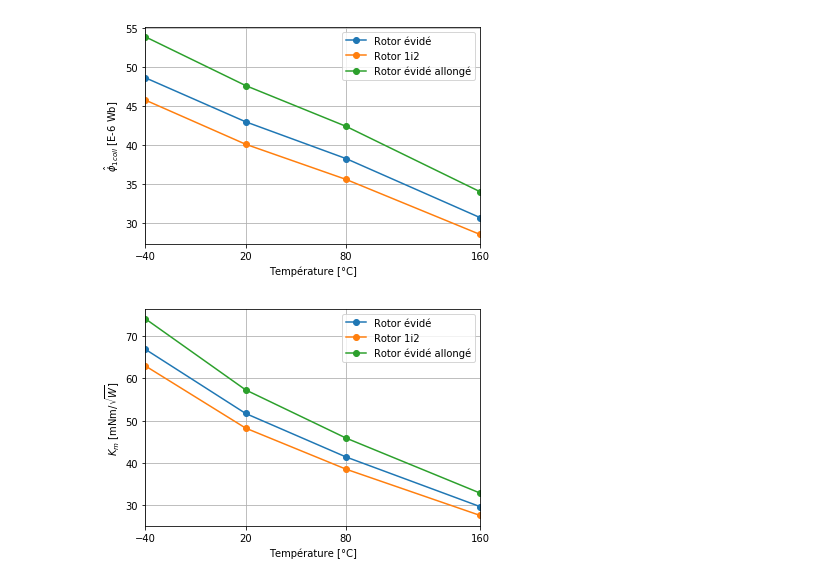
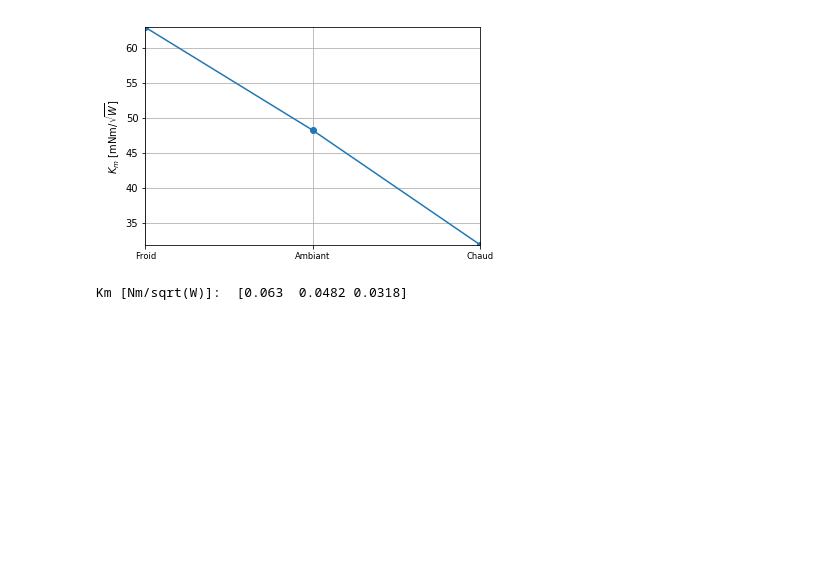
Before and after one commit to TBayborek/PDM, a Jupyter notebook: Motor_sizing_performance.ipynb, the cells around one changed output. Cells and saved outputs as stored; diff of their text form; code cells hidden in the pictures; blank space fills up the shorter version.

```diff
--- a/Motor_sizing_performance.ipynb
+++ b/Motor_sizing_performance.ipynb
@@ -43,28 +70,23 @@ plt.grid()
 # %%
 #Resistance
-w = 4.4E-3 # stator dent[3mm, 4mm]
+w = 4.4E-3 # tenir compte du corps de bobine
 h = 24.55E-3
 th = 4.75E-3
 l = 9E-3
 sigma = 0.565
 
-rho = []
-for t in Temp:
-    rho.append(1.72E-8*(1 + (t-20)*0.00393))# [-40, 20, 80, 160]°C
+rho = 1.72E-8*(1 + (Temp-20)*0.00393)# [-40, 20, 80, 160]°C
 
-R0 = [] # 3mm
-for rho_t in rho:
-    R0.append(rho_t*(2*(w+h)+math.pi*th)/(sigma*th*l))
+R0 = rho*(2*(w+h)+math.pi*th)/(sigma*th*l)
+R = R0*Nsp**2
 
-R = np.array(R0)*Nsp**2
+print("R0:",R0.round(8),"\nR: ",R.round(3))
 
-print("R0:",np.array(R0).round(8),"\nR: ",R.round(3))
-
-plt.plot(Temp,np.array(R0)*1000)
+plt.plot(Temp,R0*1E+3)
 plt.xlabel("Température [°C]")
 plt.ylabel("$R_{0_{1coil}}$ [$m\Omega$/$trs^2$]")
 plt.xlim([min(Temp),max(Temp)])
-plt.ylim(bottom=0.039)
+plt.ylim(np.array([min(R0),max(R0)])*1E+3)
 plt.xticks(Temp)
 plt.grid()
 #plt.savefig("R0.pdf")
@@ -76,28 +227,19 @@ R:  [0.381 0.498 0.615 0.772]
 # %%
 # Km
-to_plot = ["Rotor évidé", "Rotor 1i2", "Rotor évidé allongé"]
+Km = np.sqrt(3)*phi_c*Npp/np.sqrt(R0_c)
 
+plt.plot(Km*1E+3,'o-')
 
-Km = math.sqrt(3)*phi*Npp/math.sqrt(R0)
+#plt.xlabel("Température")
+plt.ylabel("$K_m$ [mNm/$\sqrt{W}$]")
+plt.xlim([0,len(Cas)-1])
+plt.xticks(range(len(Cas)), Cas, size='small')
+plt.ylim(np.array([min(Km),max(Km)])*1E+3)
+plt.grid()
+#plt.savefig("Km_motor"+".pdf")
+plt.show()
 
-plt.figure("phi")
-
-
-plt.figure("Km")
-plt.plot(Temp,Km*1000,'o-')
-
-
-
-plt.figure("Km")
-plt.xlabel("Température [°C]")
-plt.ylabel("$K_m$ [mNm/$\sqrt{W}$]")
-plt.xlim([min(Temp),max(Temp)])
-plt.ylim(bottom=25)
-plt.xticks(Temp)
-plt.legend(loc="best")
-plt.grid()
-plt.savefig("Km_motor"+".pdf")
-plt.show()
+print("Km [Nm/sqrt(W)]: ", Km.round(4))
 # %% [output]
-[figure, old version]
+[figure, new version]
-[figure, removed]
+Km [Nm/sqrt(W)]:  [0.063  0.0482 0.0318]
```
Also changed, not shown: parts of 19 cells of this notebook, 30 other files.
